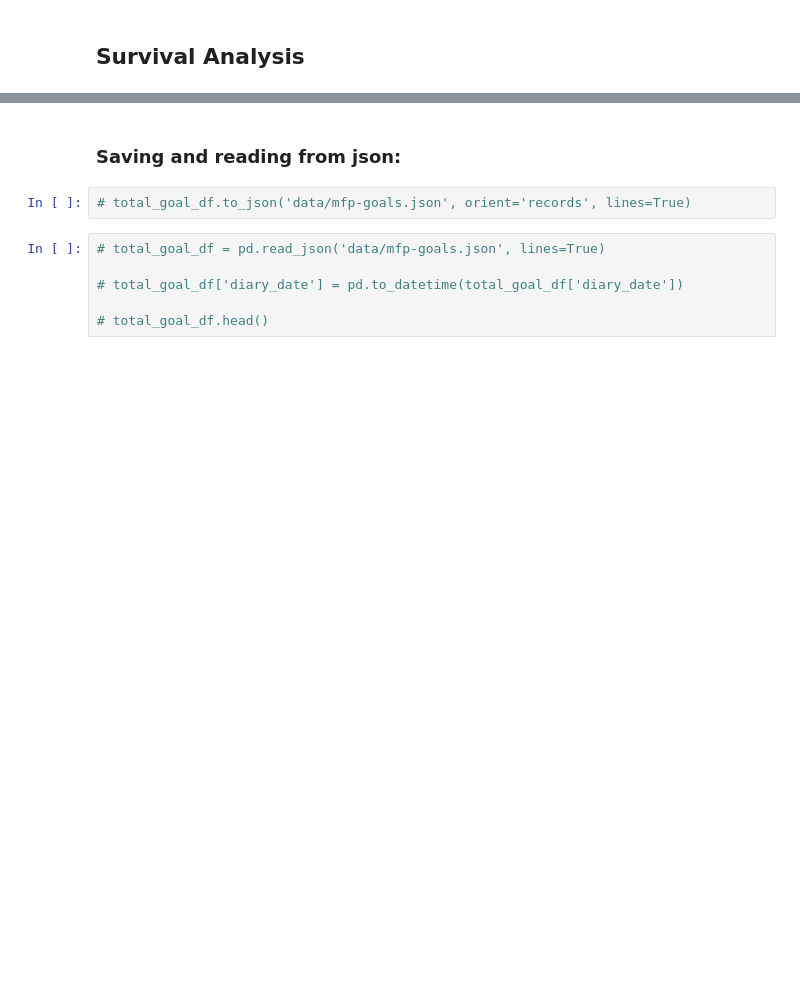
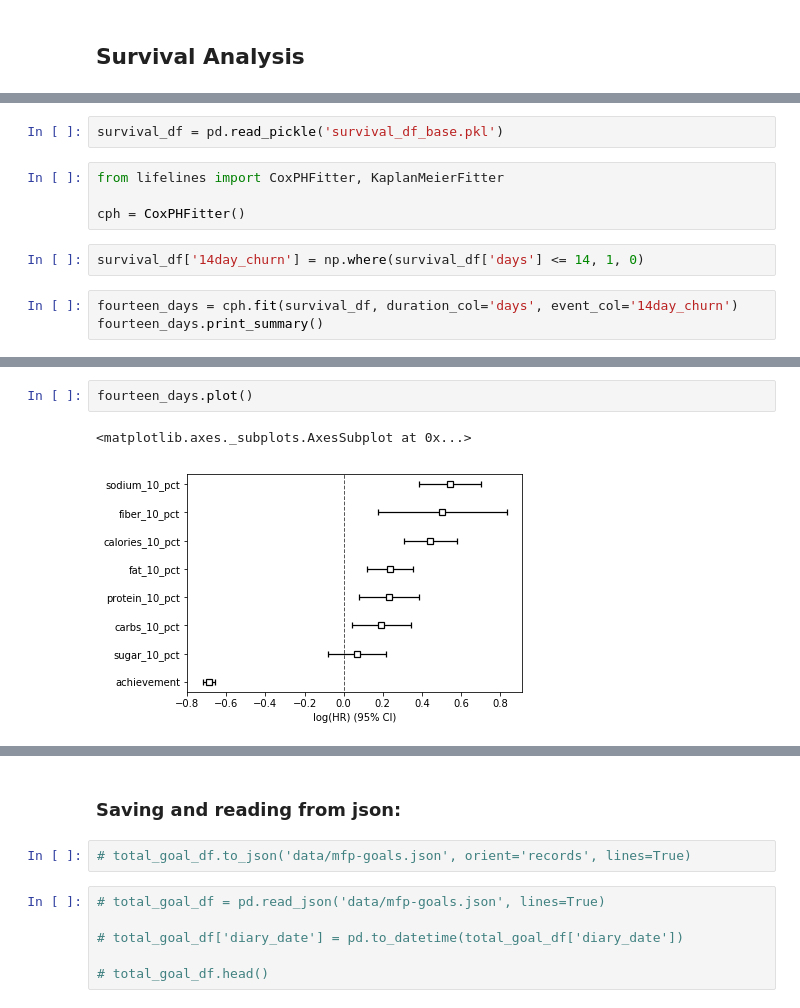
Before and after one commit to rokaandy/mfp-nutrition-survival-analysis, a Jupyter notebook: nutrition.ipynb, the cells around one changed output, grey strips where cells are left out. Drawn from its saved outputs; the diff is of its cells as text; blank space fills up the shorter version.

Commit message:
create survival models for churn rates of 14day, 45day, and 90day. Also add pkl files

```diff
--- a/nutrition.ipynb
+++ b/nutrition.ipynb
@@ -264,0 +181,11 @@ survival.head()
+# %%
+survival_df = pd.read_pickle('survival_df_base.pkl')
+# %%
+from lifelines import CoxPHFitter, KaplanMeierFitter
+
+cph = CoxPHFitter()
+# %%
+survival_df['14day_churn'] = np.where(survival_df['days'] <= 14, 1, 0)
+# %%
+fourteen_days = cph.fit(survival_df, duration_col='days', event_col='14day_churn')
+fourteen_days.print_summary()
@@ -264,0 +210,5 @@ survival.head()
+# %%
+fourteen_days.plot()
+# %% [output]
+<matplotlib.axes._subplots.AxesSubplot at 0x...>
+[figure, added]
```
Also changed, not shown: parts of 56 cells of this notebook, 2 other files.
